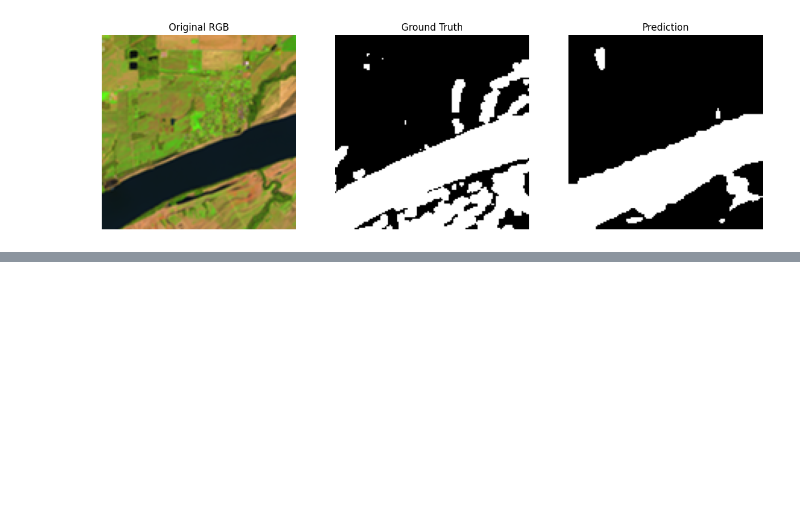
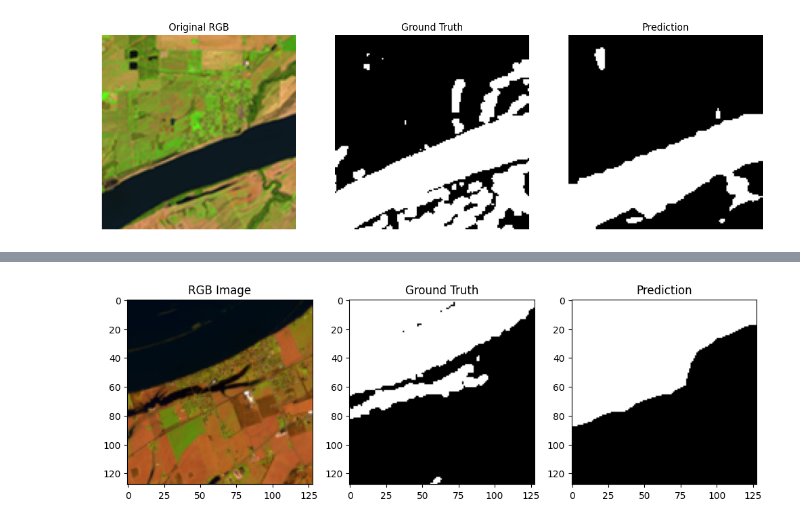
Before and after one commit to Seifkassab20/-Water-Segmentation-using-Multispectral-and-optical-Data, a Jupyter notebook: Segmentation.ipynb, the cells around one changed output, grey strips where cells are left out. Drawn from its saved outputs; the diff is of its cells as text; code cells hidden in the pictures; blank space fills up the shorter version.

```diff
--- a/Segmentation.ipynb
+++ b/Segmentation.ipynb
@@ -1303,0 +1557,36 @@ plt.show()
+# %%
+model.eval()
+
+imgs, masks = next(iter(test_loader))
+imgs = imgs.to(device)
+
+with torch.no_grad():
+    outputs = model(imgs)["out"]
+
+preds = torch.argmax(outputs, dim=1)
+
+img = imgs[0].cpu().numpy()
+mask = masks[0].numpy()
+pred = preds[0].cpu().numpy()
+
+# RGB visualization
+rgb = img[[3,2,1]]  # adjust if needed
+rgb = np.transpose(rgb, (1,2,0))
+
+plt.figure(figsize=(12,4))
+
+plt.subplot(1,3,1)
+plt.imshow(rgb)
+plt.title("RGB Image")
+
+plt.subplot(1,3,2)
+plt.imshow(mask, cmap="gray")
+plt.title("Ground Truth")
+
+plt.subplot(1,3,3)
+plt.imshow(pred, cmap="gray")
+plt.title("Prediction")
+
+plt.show()
+# %% [output]
+[figure, added]
```
Also changed, not shown: parts of 10 cells of this notebook.
